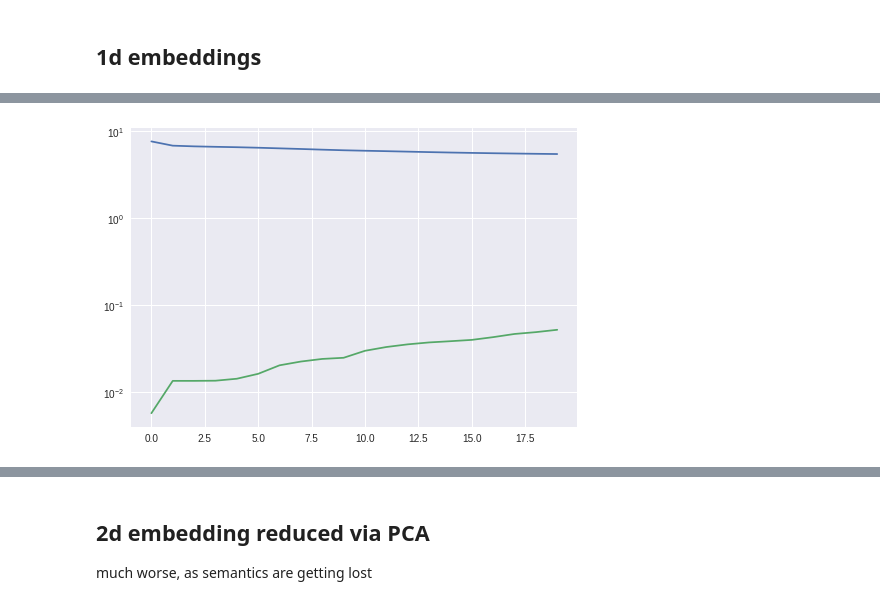
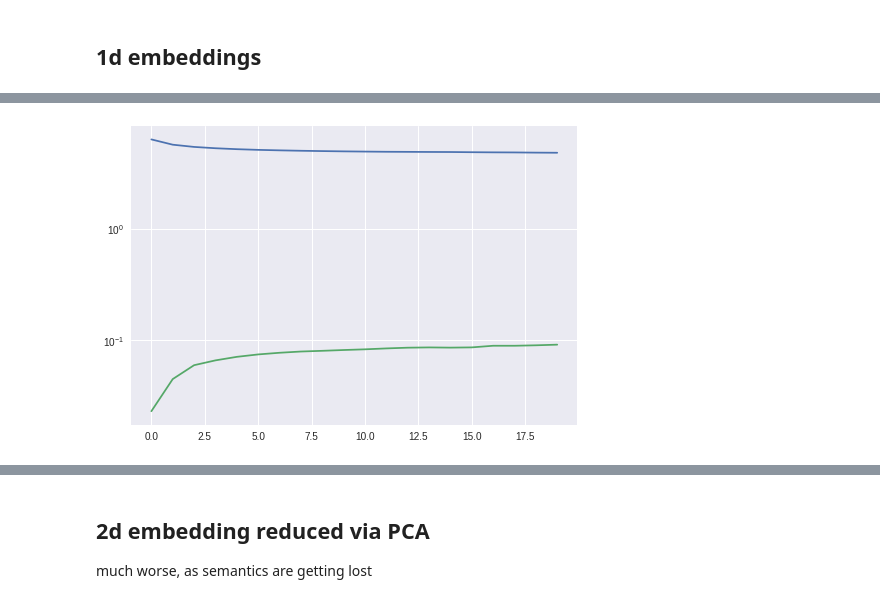
Before and after one commit to subodhchhabra/ai, a Jupyter notebook: notebooks/2019_tf/airline2vec.ipynb, the cells around one changed output, grey strips where cells are left out. Saved outputs shown, nothing was run; the diff lists cells and outputs as text; code cells hidden in the pictures.

```diff
--- a/notebooks/2019_tf/airline2vec.ipynb
+++ b/notebooks/2019_tf/airline2vec.ipynb
@@ -326,7 +326,7 @@ Wall time: 441 ms
 %%time
 
 EPOCHS=20
-BATCH_SIZE=1000
+BATCH_SIZE=10
 
 history = model.fit(x, Y, epochs=EPOCHS, batch_size=BATCH_SIZE, verbose=1)
 
@@ -354,4 +354,4 @@ Wall time: 1min 3s
-[figure, old version]
+[figure, new version]
 # %%
 # we expect this to be substantially worse than the 2d version as the bottle neck now is much more narrow
 loss, accuracy = model.evaluate(x, Y, batch_size=BATCH_SIZE)
```
Also changed, not shown: parts of 19 cells of this notebook.
